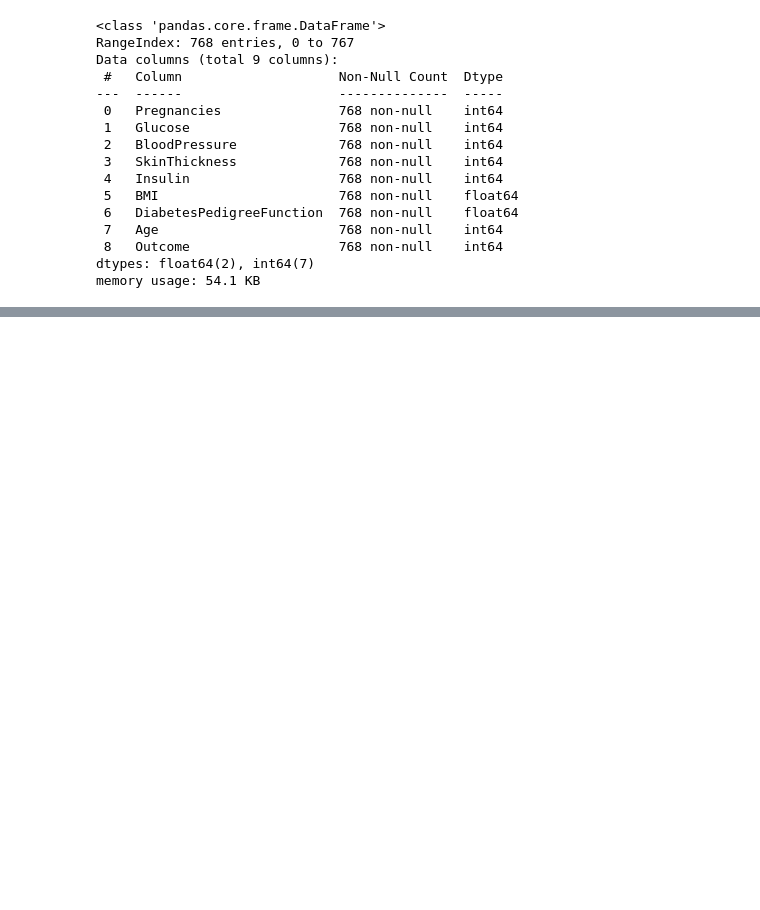
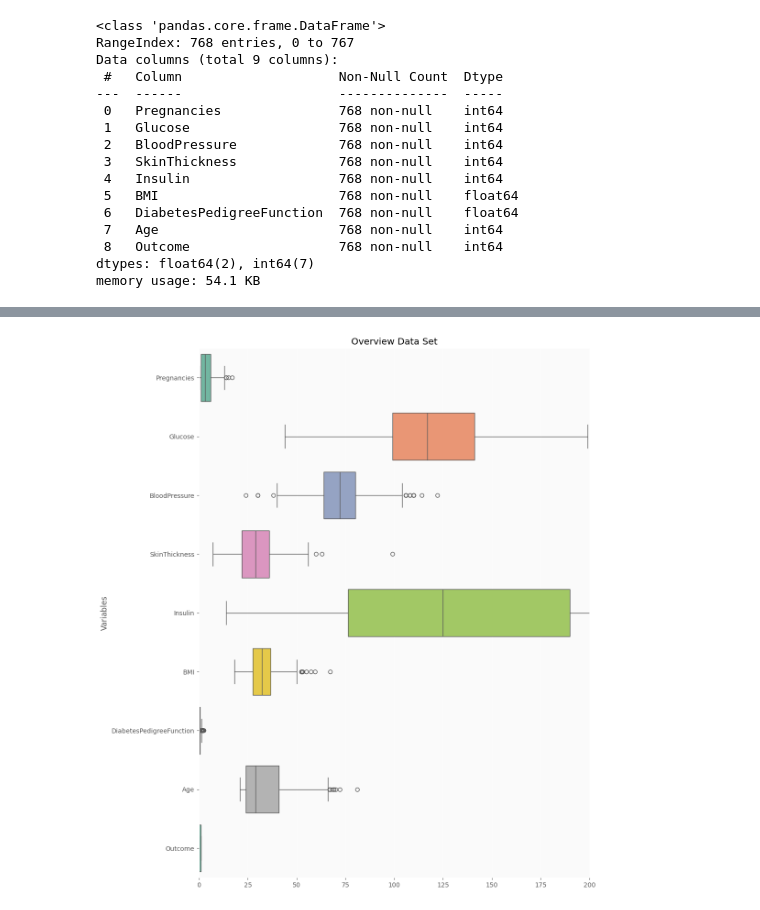
Before and after one commit to nguyenthithuylinh-ship-it/Diabetes_Project, a Jupyter notebook: Exploratory_Data_Analysis.ipynb, the cells around one changed output, grey strips where cells are left out. Cells and saved outputs as stored; diff of their text form; code cells hidden in the pictures; blank space fills up the shorter version.

```diff
--- a/Exploratory_Data_Analysis.ipynb
+++ b/Exploratory_Data_Analysis.ipynb
@@ -38,0 +120,2 @@ data.head()
+# %%
+data[['Glucose','BloodPressure','SkinThickness','Insulin','BMI']] = data[['Glucose','BloodPressure','SkinThickness','Insulin','BMI']].replace(0,np.nan)
@@ -38,0 +166,22 @@ data.head()
+# %%
+# -------------------------------
+# Tổng quan dữ liệu bằng Boxplot ngang
+# -------------------------------
+# Chọn style ggplot cho biểu đồ trực quan
+plt.style.use('ggplot')
+
+# Tạo figure và axes lớn để hiển thị nhiều biến
+f, ax = plt.subplots(figsize=(11, 15))
+
+# Tùy chỉnh axes
+ax.set_facecolor('#fafafa')      # Màu nền của biểu đồ
+ax.set(xlim=(-0.05, 200))        # Giới hạn trục x (tùy dữ liệu)
+plt.ylabel('Variables')          # Nhãn trục y
+plt.title("Overview Data Set")   # Tiêu đề biểu đồ
+
+# Vẽ boxplot ngang tất cả các cột trong dataset
+# - orient='h': boxplot nằm ngang
+# - palette='Set2': bảng màu đẹp mắt, nhiều màu pastel
+ax = sns.boxplot(data=data, orient='h', palette='Set2')
+# %% [output]
+[figure, added]
```
Also changed, not shown: parts of 17 cells of this notebook.
